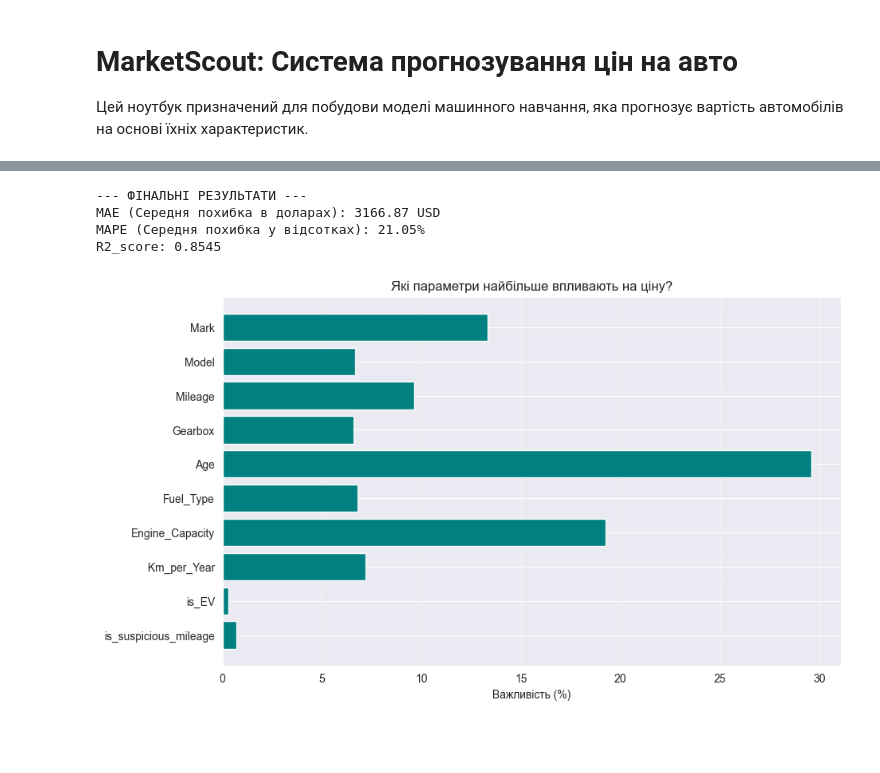
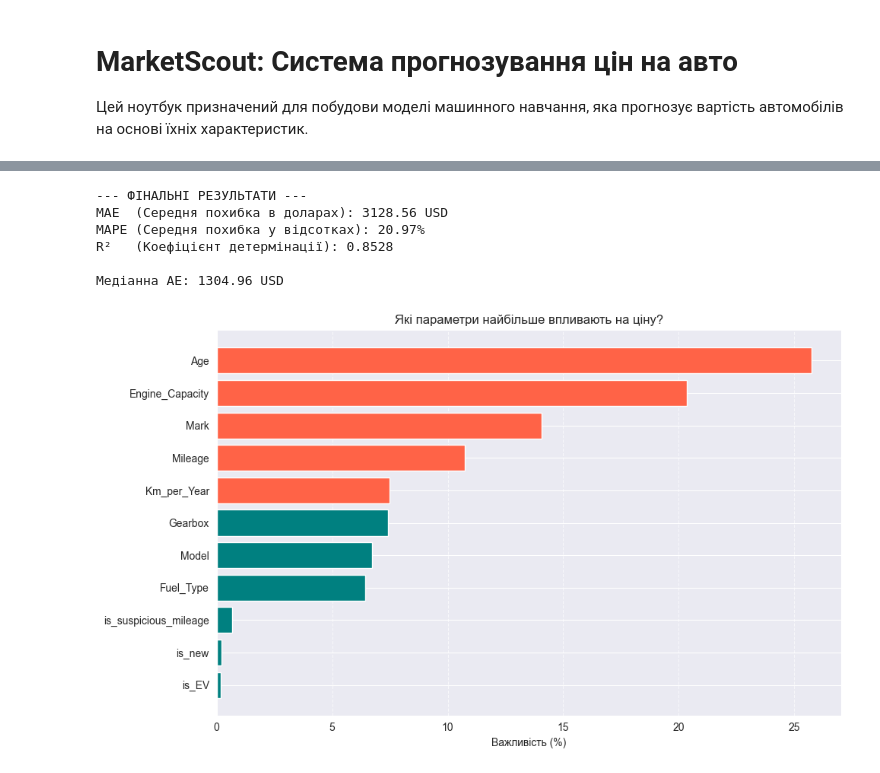
Before and after one commit to Chuchman-Dima/Car-Price-Predictor-AUTO.RIA, a Jupyter notebook: notebooks/main.ipynb, the cells around one changed output, grey strips where cells are left out. Cells and saved outputs as stored; diff of their text form; code cells hidden in the pictures; blank space fills up the shorter version.

```diff
--- a/notebooks/main.ipynb
+++ b/notebooks/main.ipynb
@@ -57,6 +130,14 @@ df = df[
 # %%
-features = ['Mark', 'Model', 'Mileage', 'Gearbox', 'Age', 'Fuel_Type', 'Engine_Capacity', 'Km_per_Year', 'is_EV', 'is_suspicious_mileage']
+# FIX: Додано 'is_new' до списку ознак
+features = [
+    'Mark', 'Model', 'Mileage', 'Gearbox', 'Age',
+    'Fuel_Type', 'Engine_Capacity', 'Km_per_Year',
+    'is_EV', 'is_suspicious_mileage', 'is_new'
+]
 cat_features = ['Mark', 'Model', 'Gearbox', 'Fuel_Type']
 
 X = df[features]
 y = df['Price_USD']
+
+print(f"Ознаки: {features}")
+print(f"Розмір X: {X.shape}")
@@ -73,7 +162,12 @@ X_test = X_test.copy()
 # %%
 # 1. Фільтрація рідкісних марок/моделей
+# FIX: Поріг 5 замінений на більш обґрунтований поріг 10 для кращої генералізації
+MIN_COUNT = 10
 mark_counts = X_train['Mark'].value_counts()
 model_counts = X_train['Model'].value_counts()
 
-valid_marks = mark_counts[mark_counts >= 5].index
-valid_models = model_counts[model_counts >= 5].index
+valid_marks = mark_counts[mark_counts >= MIN_COUNT].index
+valid_models = model_counts[model_counts >= MIN_COUNT].index
+
+print(f"Унікальних марок (>= {MIN_COUNT}): {len(valid_marks)}")
+print(f"Унікальних моделей (>= {MIN_COUNT}): {len(valid_models)}")
@@ -80,7 +177,7 @@ valid_models = model_counts[model_counts >= 5].index
 # %%
-X_train['Mark'] = np.where(X_train['Mark'].isin(valid_marks), X_train['Mark'], 'Other')
-X_train['Model'] = np.where(X_train['Model'].isin(valid_models), X_train['Model'], 'Other')
-X_test['Mark'] = np.where(X_test['Mark'].isin(valid_marks), X_test['Mark'], 'Other')
-X_test['Model'] = np.where(X_test['Model'].isin(valid_models), X_test['Model'], 'Other')
+# Заміна рідкісних значень на 'Other'
+for col, valid in [('Mark', valid_marks), ('Model', valid_models)]:
+    X_train[col] = np.where(X_train[col].isin(valid), X_train[col], 'Other')
+    X_test[col] = np.where(X_test[col].isin(valid), X_test[col], 'Other')
 # %%
 # 2. Видалення статистичних викидів (Outliers) за допомогою IQR
@@ -99,11 +208,14 @@ y_train = y_train[train_mask]
 # %%
+# FIX: Додано loss_function='MAE' — узгоджено з eval_metric для стабільнішого навчання
+# FIX: random_seed -> random_state (сучасний параметр CatBoost)
 model = CatBoostRegressor(
     iterations=3000,
     learning_rate=0.05,
-    depth=10,
-    l2_leaf_reg=3,
-    random_seed=42,
+    depth=8,               # FIX: Зменшено з 10 до 8 — менше перенавчання
+    l2_leaf_reg=5,         # FIX: Збільшено регуляризацію для кращої генералізації
+    loss_function='MAE',   # FIX: явно задаємо цільову функцію
     eval_metric='MAE',
+    random_seed=RANDOM_SEED,
     verbose=500,
     one_hot_max_size=2000
 )
@@ -115,5 +227,6 @@ model.fit(
     eval_set=(X_test, y_test),
     early_stopping_rounds=150
 )
+print(f"Найкраща ітерація: {model.best_iteration_}")
 # %% [output]
 Починаємо навчання моделі...
@@ -136,24 +251,34 @@ y_pred_log = model.predict(X_test)
 y_pred = np.expm1(y_pred_log)
 y_test_real = np.expm1(y_test)
 
+mae = mean_absolute_error(y_test_real, y_pred)
+mape = mean_absolute_percentage_error(y_test_real, y_pred) * 100
+r2 = r2_score(y_test_real, y_pred)
+
 print(f"\n--- ФІНАЛЬНІ РЕЗУЛЬТАТИ ---")
-print(f"MAE (Середня похибка в доларах): {mean_absolute_error(y_test_real, y_pred):.2f} USD")
-print(f"MAPE (Середня похибка у відсотках): {mean_absolute_percentage_error(y_test_real, y_pred)*100:.2f}%")
-print(f"R2_score: {r2_score(y_test_real, y_pred):.4f}")
+print(f"MAE  (Середня похибка в доларах): {mae:.2f} USD")
+print(f"MAPE (Середня похибка у відсотках): {mape:.2f}%")
+print(f"R²   (Коефіцієнт детермінації): {r2:.4f}")
+print(f"\nМедіанна AE: {np.median(np.abs(y_test_real.values - y_pred)):.2f} USD")
 # %% [output]
 --- ФІНАЛЬНІ РЕЗУЛЬТАТИ ---
-MAE (Середня похибка в доларах): 3166.87 USD
-MAPE (Середня похибка у відсотках): 21.05%
-R2_score: 0.8545
+MAE  (Середня похибка в доларах): 3128.56 USD
+MAPE (Середня похибка у відсотках): 20.97%
+R²   (Коефіцієнт детермінації): 0.8528
+
+Медіанна AE: 1304.96 USD
 # %%
+# FIX: Використовуємо правильний список ознак (включаючи is_new)
 importance = model.get_feature_importance()
+feat_imp = pd.Series(importance, index=features).sort_values(ascending=True)
 
 plt.figure(figsize=(10, 6))
-plt.barh(features, importance, color='teal')
+colors = ['tomato' if v > feat_imp.median() else 'teal' for v in feat_imp.values]
+plt.barh(feat_imp.index, feat_imp.values, color=colors)
 plt.xlabel('Важливість (%)')
 plt.title('Які параметри найбільше впливають на ціну?')
-plt.gca().invert_yaxis()
 plt.grid(axis='x', linestyle='--', alpha=0.7)
+plt.tight_layout()
 plt.show()
 # %% [output]
-[figure, old version]
+[figure, new version]
```
Also changed, not shown: parts of 19 cells of this notebook, 7 other files.
